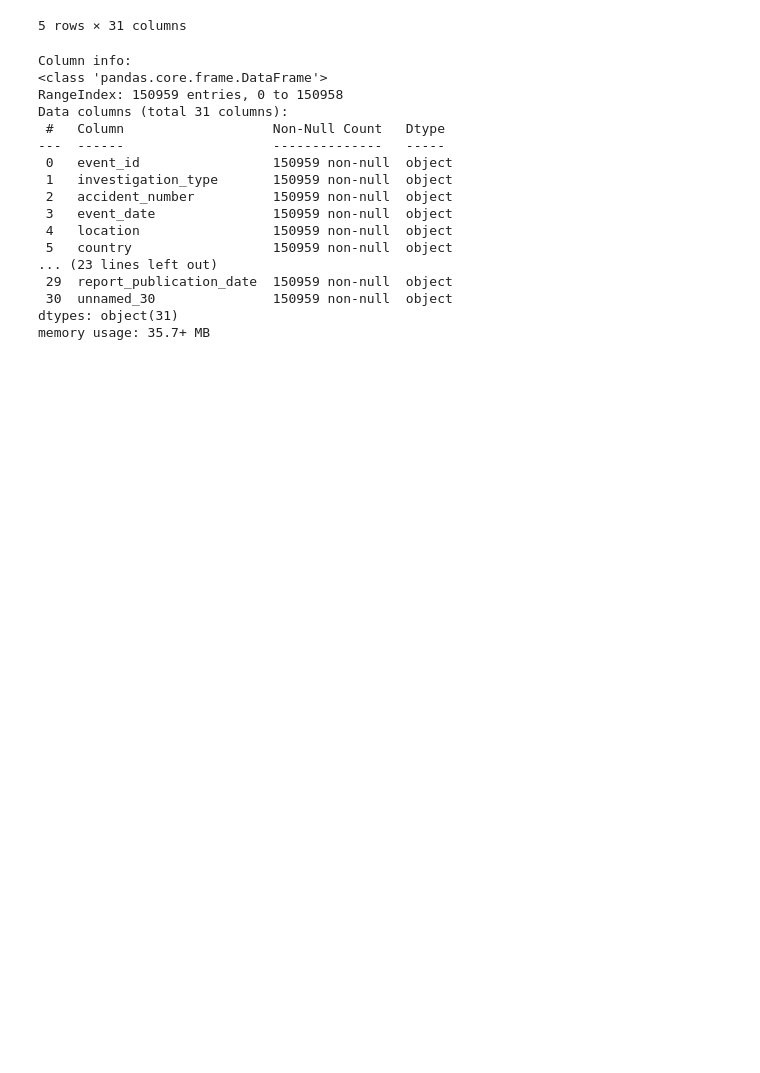
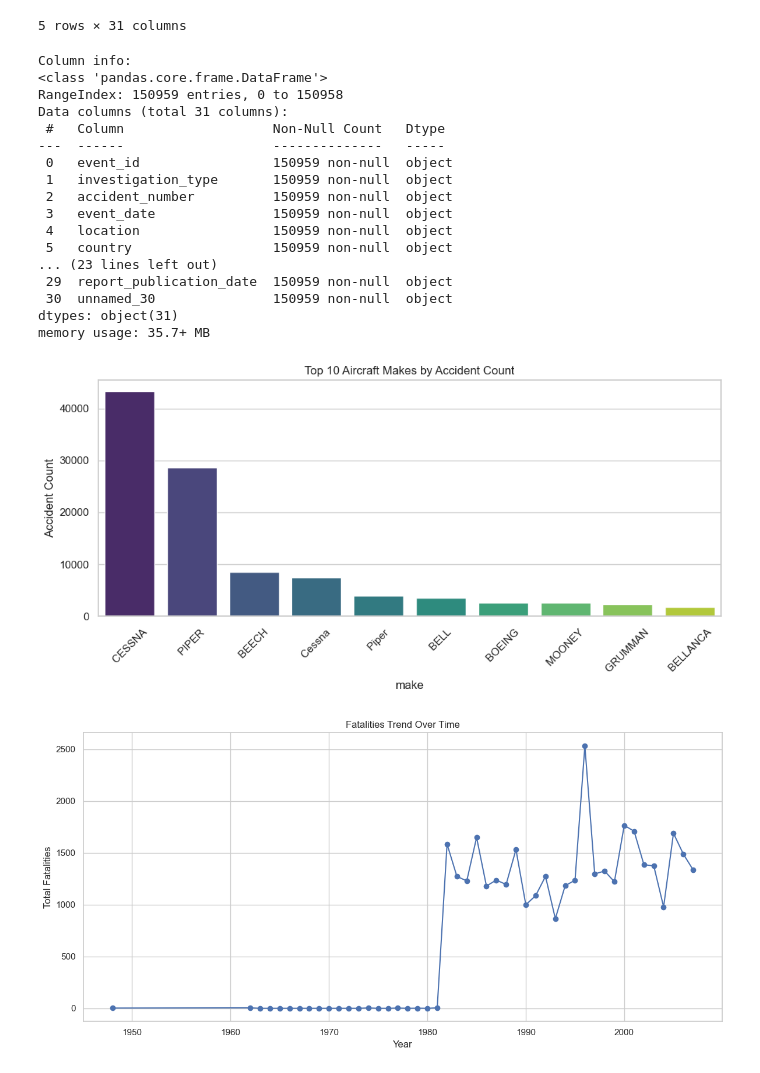
Before and after one commit to Gitusgithub/Phase1project, a Jupyter notebook: notebook.ipynb, the cells around one changed output. Drawn from its saved outputs; the diff is of its cells as text; code cells hidden in the pictures; blank space fills up the shorter version.

Commit message:
visualizations on top makes, fatalities trend and injury distribution

```diff
--- a/notebook.ipynb
+++ b/notebook.ipynb
@@ -57,3 +57,46 @@ Data columns (total 31 columns):
  30  unnamed_30               150959 non-null  object
 dtypes: object(31)
 memory usage: 35.7+ MB
+# %%
+import matplotlib.pyplot as plt
+import seaborn as sns
+import pandas as pd
+
+# --- 1. Top 10 Aircraft Makes ---
+top_makes = df['make'].value_counts().head(10)
+plt.figure(figsize=(10,5))
+sns.barplot(x=top_makes.index, y=top_makes.values, palette="viridis")
+plt.title("Top 10 Aircraft Makes by Accident Count")
+plt.ylabel("Accident Count")
+plt.xticks(rotation=45)
+plt.tight_layout()
+plt.savefig("top10_makes.png")
+plt.show()
+
+# --- 2. Fatalities Trend Over Time ---
+df['event_date'] = pd.to_datetime(df['event_date'], errors='coerce')
+df['total_fatal_injuries'] = pd.to_numeric(df['total_fatal_injuries'], errors='coerce')
+
+fatalities_trend = df.groupby(df['event_date'].dt.year)['total_fatal_injuries'].sum()
+
+plt.figure(figsize=(12,6))
+fatalities_trend.plot(kind='line', marker='o')
+plt.title("Fatalities Trend Over Time")
+plt.ylabel("Total Fatalities")
+plt.xlabel("Year")
+plt.grid(True)
+plt.tight_layout()
+plt.savefig("fatalities_trend.png")
+plt.show()
+
+# --- 3. Distribution of Injuries ---
+injuries = df[['total_fatal_injuries','total_serious_injuries','total_minor_injuries']].apply(pd.to_numeric, errors='coerce').sum()
+
+plt.figure(figsize=(7,7))
+plt.pie(injuries, labels=injuries.index, autopct='%1.1f%%', startangle=140)
+plt.title("Distribution of Injuries in Aviation Accidents")
+plt.savefig("injury_distribution.png")
+plt.show()
+# %% [output]
+[figure, added]
+[figure, added]
```
Also changed, not shown: parts of 1 cell of this notebook, 3 other files.
